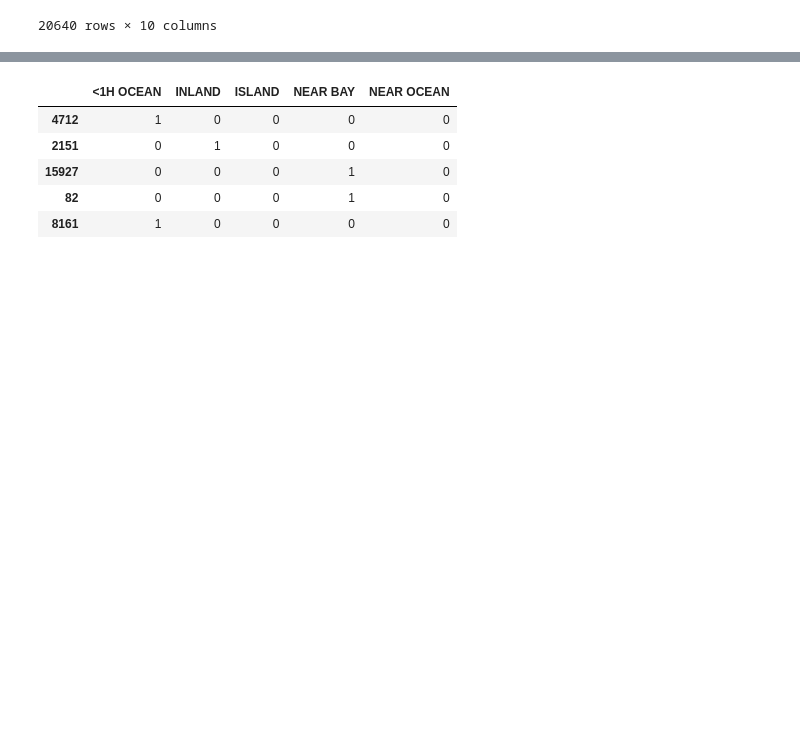
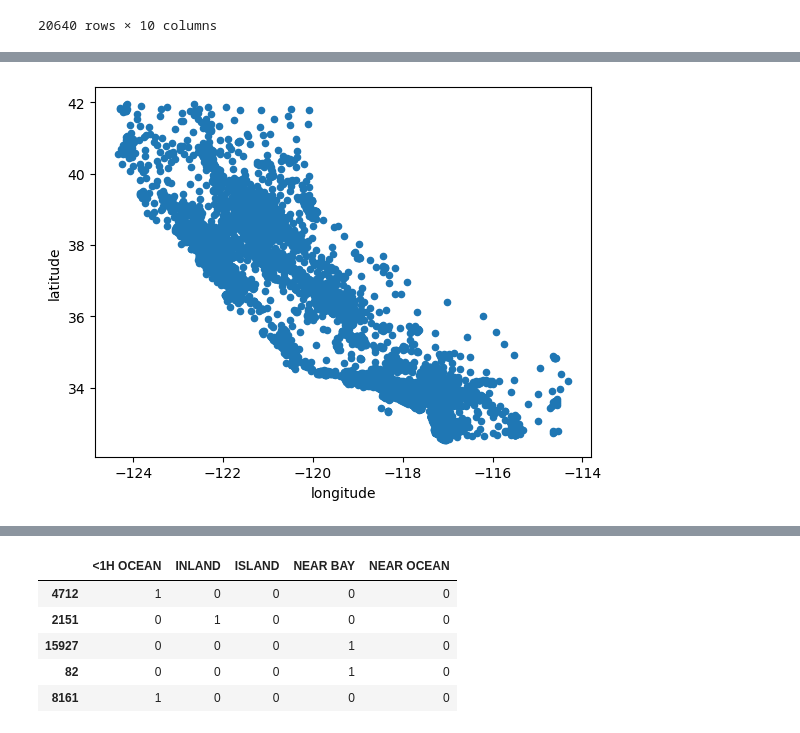
Before and after one commit to johannesmakgetha/California-Housing-Price, a Jupyter notebook: california_housing_prices.ipynb, the cells around one changed output, grey strips where cells are left out. Saved outputs shown, nothing was run; the diff lists cells and outputs as text; code cells hidden in the pictures; blank space fills up the shorter version.

```diff
--- a/california_housing_prices.ipynb
+++ b/california_housing_prices.ipynb
@@ -43,0 +51,5 @@ housing_df_shuffled
+# %%
+housing_df.plot(kind='scatter',x='longitude',y='latitude')
+plt.show()
+# %% [output]
+[figure, added]
```
Also changed, not shown: parts of 5 cells of this notebook.
